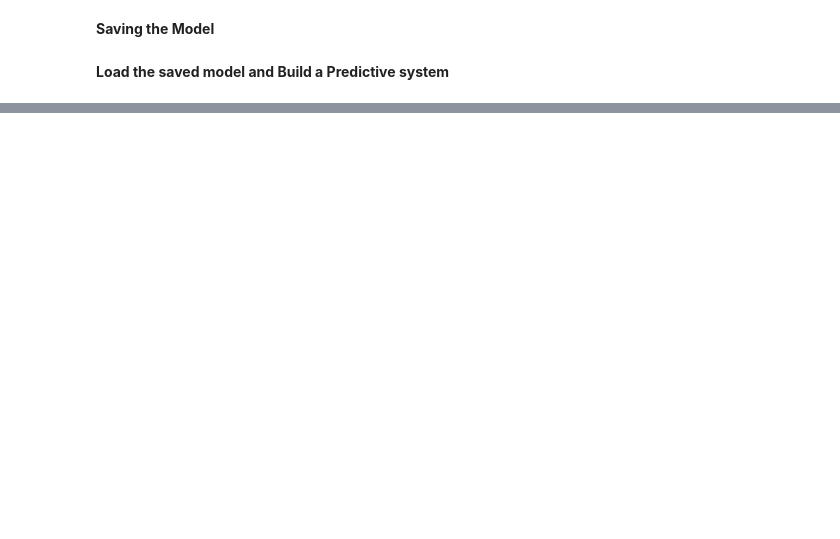
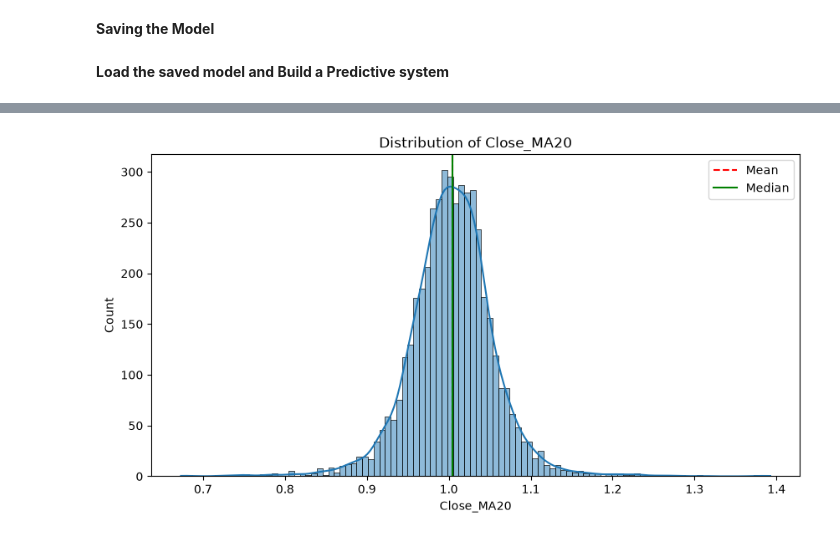
Before and after one commit to Eshwaranand26/SmartStock, a Jupyter notebook: SmartStock.ipynb, the cells around one changed output, grey strips where cells are left out. Drawn from its saved outputs; the diff is of its cells as text; code cells hidden in the pictures; blank space fills up the shorter version.

```diff
--- a/SmartStock.ipynb
+++ b/SmartStock.ipynb
@@ -565,0 +720,4 @@ To do:
+# %%
+plot_histogram(df,"Close_MA20")
+# %% [output]
+[figure, added]
```
Also changed, not shown: parts of 154 cells of this notebook, 6 other files.
